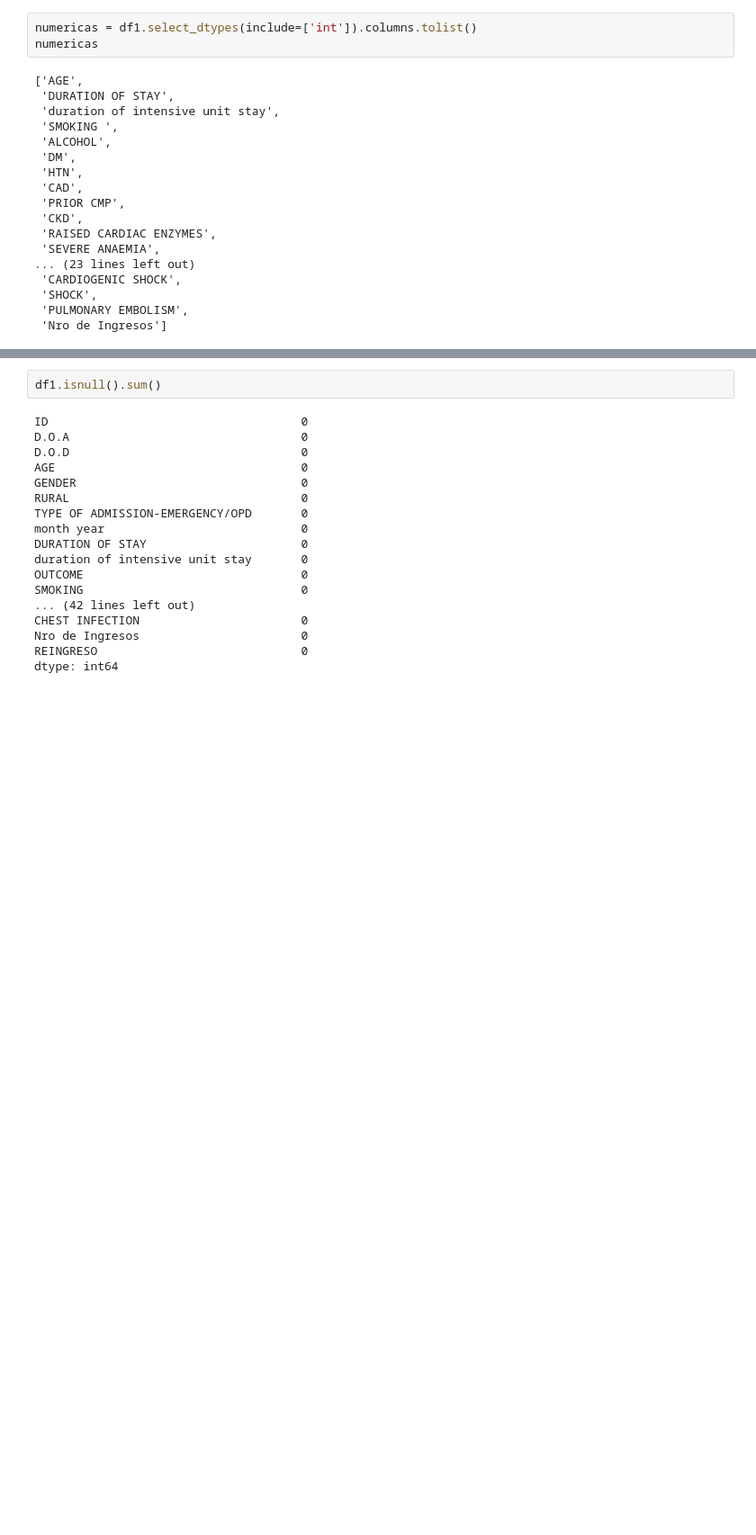
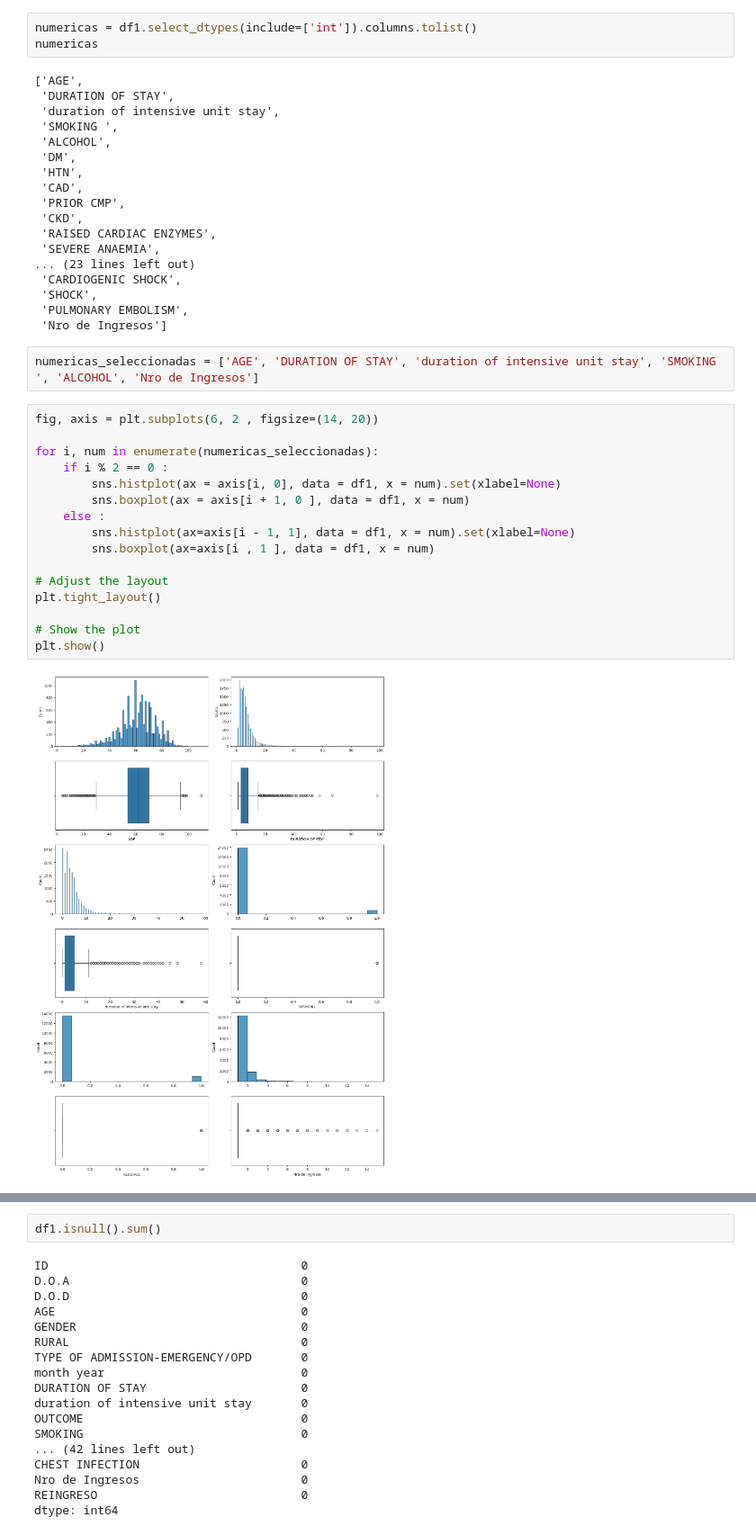
Before and after one commit to Estefaniagz/Proyecto_nocountry, a Jupyter notebook: explore.ipynb, the cells around one changed output, grey strips where cells are left out. Shown at 90% size. Cells and saved outputs as stored; diff of their text form; blank space fills up the shorter version.

```diff
--- a/explore.ipynb
+++ b/explore.ipynb
@@ -387,3 +387,23 @@ numericas
  'SHOCK',
  'PULMONARY EMBOLISM',
  'Nro de Ingresos']
+# %%
+numericas_seleccionadas = ['AGE', 'DURATION OF STAY', 'duration of intensive unit stay', 'SMOKING ', 'ALCOHOL', 'Nro de Ingresos']
+# %%
+fig, axis = plt.subplots(6, 2 , figsize=(14, 20))
+
+for i, num in enumerate(numericas_seleccionadas):
+    if i % 2 == 0 :
+        sns.histplot(ax = axis[i, 0], data = df1, x = num).set(xlabel=None)
+        sns.boxplot(ax = axis[i + 1, 0 ], data = df1, x = num)
+    else :
+        sns.histplot(ax=axis[i - 1, 1], data = df1, x = num).set(xlabel=None)
+        sns.boxplot(ax=axis[i , 1 ], data = df1, x = num)
+
+# Adjust the layout
+plt.tight_layout()
+
+# Show the plot
+plt.show()
+# %% [output]
+[figure, added]
```
Also changed, not shown: parts of 6 cells of this notebook.
